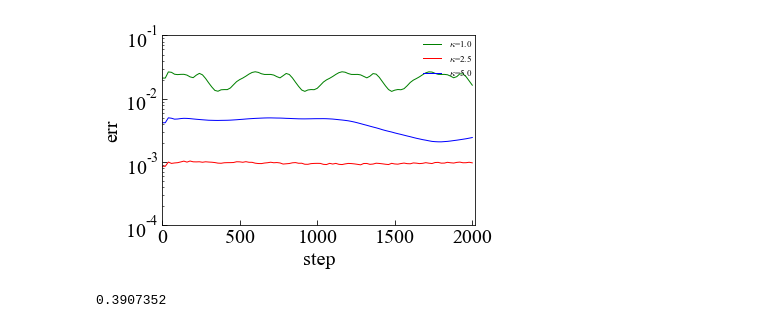
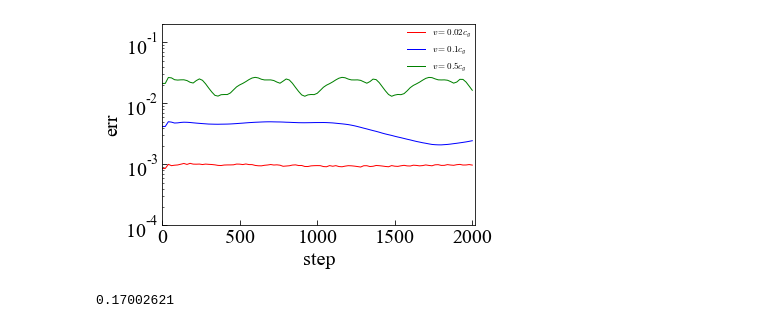
Before and after one commit to maedarn/code_tohoku, a Jupyter notebook: py/Untitled3.ipynb, the cells around one changed output. Saved outputs shown, nothing was run; the diff lists cells and outputs as text; code cells hidden in the pictures.

```diff
--- a/py/Untitled3.ipynb
+++ b/py/Untitled3.ipynb
@@ -27,8 +27,8 @@ step=20
 #dir1  = '/Users/maeda/Desktop/Dropbox/analysis/telegraph-test-3D-shusoku/telegraph-128-2000st-T20-cg1-L100-eq-ot/'
 #dir2  = '/Users/maeda/Desktop/Dropbox/analysis/telegraph-test-3D-shusoku/telegraph-128-2000st-T10-cg1-L100-eq/'
 #dir3  = '/Users/maeda/Desktop/Dropbox/analysis/telegraph-test-3D-shusoku/telegraph-128-2000st-T50-cg1-L100-eq/'
-dir4  = '/Users/maeda/Desktop/Dropbox/analysis/telegraph-test-3D-shusoku/telegraph-128-2000st-T5-cg1-L100-eq-ot/'
-dir5  = '/Users/maeda/Desktop/Dropbox/analysis/telegraph-test-3D-shusoku/telegraph-128-2000st-T100-cg1-L100-eq/'
+#dir4  = '/Users/maeda/Desktop/Dropbox/analysis/telegraph-test-3D-shusoku/telegraph-128-2000st-T5-cg1-L100-eq-ot/'
+#dir5  = '/Users/maeda/Desktop/Dropbox/analysis/telegraph-test-3D-shusoku/telegraph-128-2000st-T100-cg1-L100-eq/'
 
 #dir2  = '/Users/maeda/Desktop/Dropbox/analysis/telegraph-test-3D-shusoku/telegraph-128-2000st-T50-cg1-L100-eq-ot/'
 #dir3  = '/Users/maeda/Desktop/Dropbox/analysis/telegraph-test-3D-shusoku/telegraph-128-2000st-T10-cg1-L100-eq-ot/'
@@ -36,6 +36,12 @@ dir5  = '/Users/maeda/Desktop/Dropbox/analysis/telegraph-test-3D-shusoku/telegra
 dir1  = '/Users/maeda/Desktop/Dropbox/analysis/telegraph-test-3D-shusoku/telegraph-128-2000st-T20-cg1-L100-mv-002/'
 dir2  = '/Users/maeda/Desktop/Dropbox/analysis/telegraph-test-3D-shusoku/telegraph-128-2000st-T20-cg1-L100-mv-01/'
 dir3  = '/Users/maeda/Desktop/Dropbox/analysis/telegraph-test-3D-shusoku/telegraph-128-2000st-T20-cg1-L100-mv-05/'
+
+#dir1  = '/Users/maeda/Desktop/Dropbox/analysis/telegraph-test-3D-shusoku/telegraph-128-2000st-T20-cg1-L100-eq-free/'
+#dir2  = '/Users/maeda/Desktop/Dropbox/analysis/telegraph-test-3D-shusoku/telegraph-128-2000st-T10-cg1-L100-eq-free/'
+#dir3  = '/Users/maeda/Desktop/Dropbox/analysis/telegraph-test-3D-shusoku/telegraph-128-2000st-T50-cg1-L100-eq-free/'
+#dir4  = '/Users/maeda/Desktop/Dropbox/analysis/telegraph-test-3D-shusoku/telegraph-128-2000st-T5-cg1-L100-eq-free/'
+#dir5  = '/Users/maeda/Desktop/Dropbox/analysis/telegraph-test-3D-shusoku/telegraph-128-2000st-T100-cg1-L100-eq-free/'
 
 #dir1  = '/Users/maeda/Desktop/Dropbox/analysis/telegraph-test-3D-shusoku/telegraph-128-2000st-T20-cg1-L100-hv1000/'
 #dir5  = '/Users/maeda/Desktop/Dropbox/analysis/telegraph-test-3D-shusoku/telegraph-128-2000st-T20-cg1-L100-hv10000/'
@@ -160,7 +166,7 @@ plt.rcParams["xtick.major.size"] = 5                #x軸主目盛り線の長
 plt.rcParams["ytick.major.size"] = 5                #y軸主目盛り線の長さ
 plt.rcParams["font.size"] = 20                       #フォントの大きさ
 plt.xlim([0.0, nloop*step]) # x方向の描画範囲を指定
-plt.ylim([0.0001, 0.1]) # y方向の描画範囲を指定
+plt.ylim([0.0001, 0.2]) # y方向の描画範囲を指定
 plt.rcParams["legend.markerscale"] = 2
 plt.rcParams["legend.fancybox"] = False
 plt.rcParams["legend.framealpha"] = 1
@@ -169,36 +175,39 @@ plt.rcParams["legend.edgecolor"] = 'black'
 
 plt.yscale('log')
 #plt.plot(b,rms5, color='magenta' , linestyle = "solid", markersize=2.5, linewidth = 1,label="$\kappa=0.5$")
-plt.plot(b,rms3, color='green' , linestyle = "solid", markersize=2.5, linewidth = 1,label="$\kappa$=1.0")
-plt.plot(b,rms1, color='red' , linestyle = "solid", markersize=2.5, linewidth = 1,label="$\kappa$=2.5")
-plt.plot(b,rms2, color='blue' , linestyle = "solid", markersize=2.5, linewidth = 1,label="$\kappa$=5.0")
+#plt.plot(b,rms3, color='green' , linestyle = "solid", markersize=2.5, linewidth = 1,label="$\kappa$=1.0")
+#plt.plot(b,rms1, color='red' , linestyle = "solid", markersize=2.5, linewidth = 1,label="$\kappa$=2.5")
+#plt.plot(b,rms2, color='blue' , linestyle = "solid", markersize=2.5, linewidth = 1,label="$\kappa$=5.0")
 #plt.plot(b,rms3, color='green' , linestyle = "solid", markersize=2.5, linewidth = 1,label="T50")
 #plt.plot(b,rms4, color='black' , linestyle = "solid", markersize=2.5, linewidth = 1,label="$\kappa$=10")
 #plt.plot(b,rms5, color='magenta' , linestyle = "solid", markersize=2.5, linewidth = 1,label="T100")
+plt.plot(b,rms1, color='red' , linestyle = "solid", markersize=2.5, linewidth = 1,label="$v=0.02c_g$")
+plt.plot(b,rms2, color='blue' , linestyle = "solid", markersize=2.5, linewidth = 1,label="$v=0.1c_g$")
+plt.plot(b,rms3, color='green' , linestyle = "solid", markersize=2.5, linewidth = 1,label="$v=0.5c_g$")
 
 #plt.plot(b,ratio, color='blue' , linestyle = "solid", markersize=2.5, linewidth = 1,label="T10")
 
 
 ax.set_xlabel('step')
 ax.set_ylabel('err')
 
 plt.legend(bbox_to_anchor=(1, 1), loc='upper right', borderaxespad=0, fontsize=9,frameon=False)
 
 fig.tight_layout()
 #グラフ表示
 plt.show()
 #plt.figure(figsize=(5, 6))
 
 # 保存するPDFファイル名
 #pp = PdfPages(dir1+'test1.pdf')
-pp = PdfPages('/Users/maeda/Desktop/test128.pdf')
+pp = PdfPages('/Users/maeda/Desktop/test128-mv.pdf')
 # 画像をPDFとして保存する
 pp.savefig(fig)
 # PDFの保存終了
 pp.close()
 #plt.savefig("R-Vesc.png")
 
 ratio[100]
 # %% [output]
-[figure, old version]
+[figure, new version]
-0.3907352
+0.17002621
```
Also changed, not shown: 7 other files.
